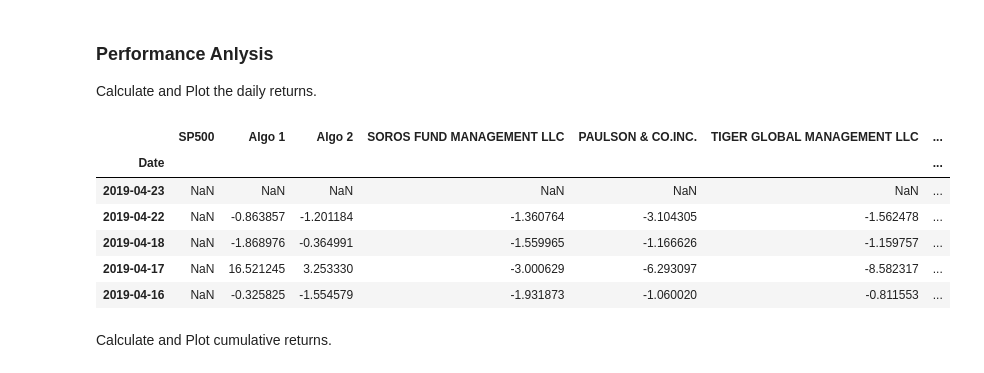
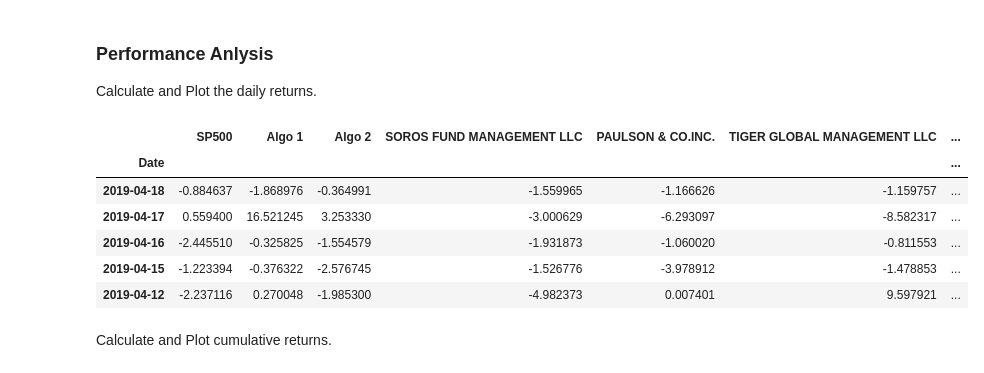
Before and after one commit to buenalui/Portfolio-Analysis, a Jupyter notebook: Port_analysis.ipynb, the cells around one changed output. Cells and saved outputs as stored; diff of their text form; code cells hidden in the pictures.

```diff
--- a/Port_analysis.ipynb
+++ b/Port_analysis.ipynb
@@ -144,20 +137,18 @@ In this section, you will calculate and visualize performance and risk metrics f
 Calculate and Plot the daily returns.
 # %%
 # Plot daily returns of all portfolios
-whale_daily_returns = (whale_returns_df).pct_change()
-algo_daily_returns = (algo_returns_df).pct_change()
-sp500_daily_returns = (sp500_history_df).pct_change()
 
 daily_returns = combined_df.pct_change()
+daily_returns = daily_returns.dropna()
 daily_returns.head()
 # %% [output]
 |  | SP500 | Algo 1 | Algo 2 | SOROS FUND MANAGEMENT LLC | PAULSON & CO.INC. | TIGER GLOBAL MANAGEMENT LLC | ... |
 | Date |  |  |  |  |  |  | ... |
-| 2019-04-23 | NaN | NaN | NaN | NaN | NaN | NaN | ... |
-| 2019-04-22 | NaN | -0.863857 | -1.201184 | -1.360764 | -3.104305 | -1.562478 | ... |
-| 2019-04-18 | NaN | -1.868976 | -0.364991 | -1.559965 | -1.166626 | -1.159757 | ... |
-| 2019-04-17 | NaN | 16.521245 | 3.253330 | -3.000629 | -6.293097 | -8.582317 | ... |
-| 2019-04-16 | NaN | -0.325825 | -1.554579 | -1.931873 | -1.060020 | -0.811553 | ... |
+| 2019-04-18 | -0.884637 | -1.868976 | -0.364991 | -1.559965 | -1.166626 | -1.159757 | ... |
+| 2019-04-17 | 0.559400 | 16.521245 | 3.253330 | -3.000629 | -6.293097 | -8.582317 | ... |
+| 2019-04-16 | -2.445510 | -0.325825 | -1.554579 | -1.931873 | -1.060020 | -0.811553 | ... |
+| 2019-04-15 | -1.223394 | -0.376322 | -2.576745 | -1.526776 | -3.978912 | -1.478853 | ... |
+| 2019-04-12 | -2.237116 | 0.270048 | -1.985300 | -4.982373 | 0.007401 | 9.597921 | ... |
 # %% [markdown]
  Calculate and Plot cumulative returns.
 # %%
```
Also changed, not shown: parts of 32 cells of this notebook, 3 other files.
